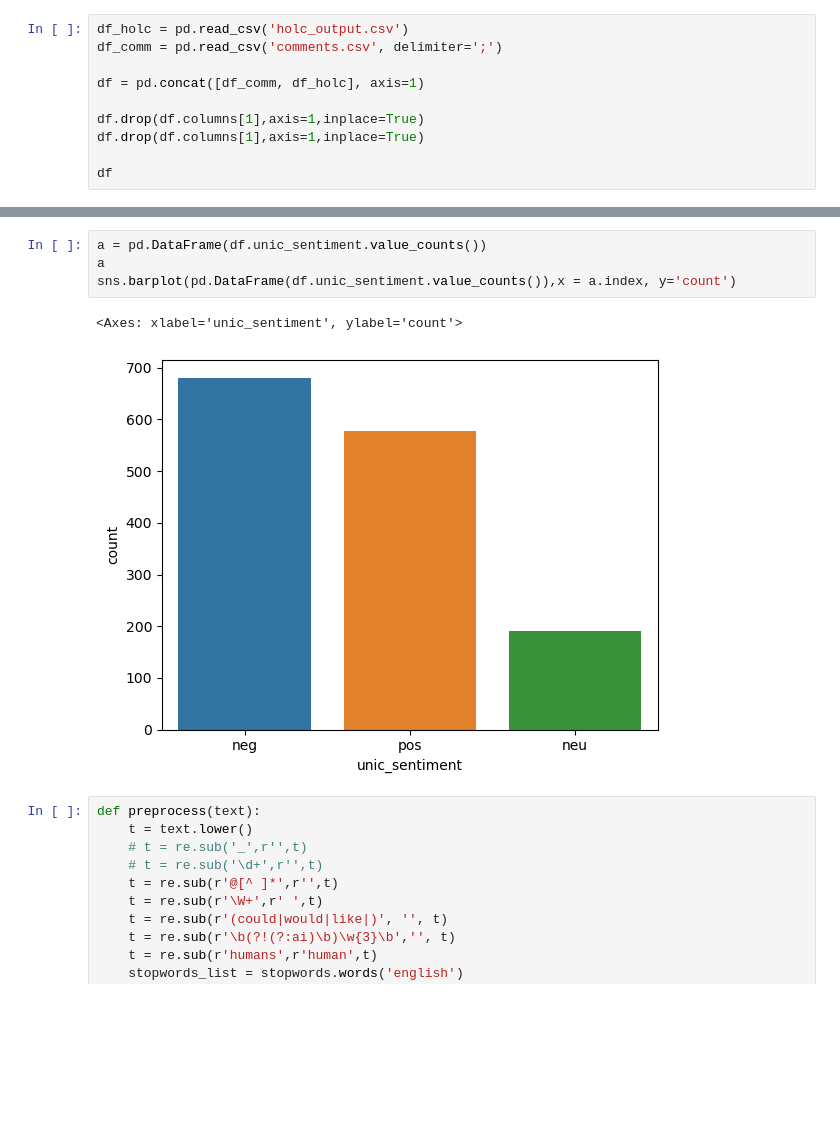
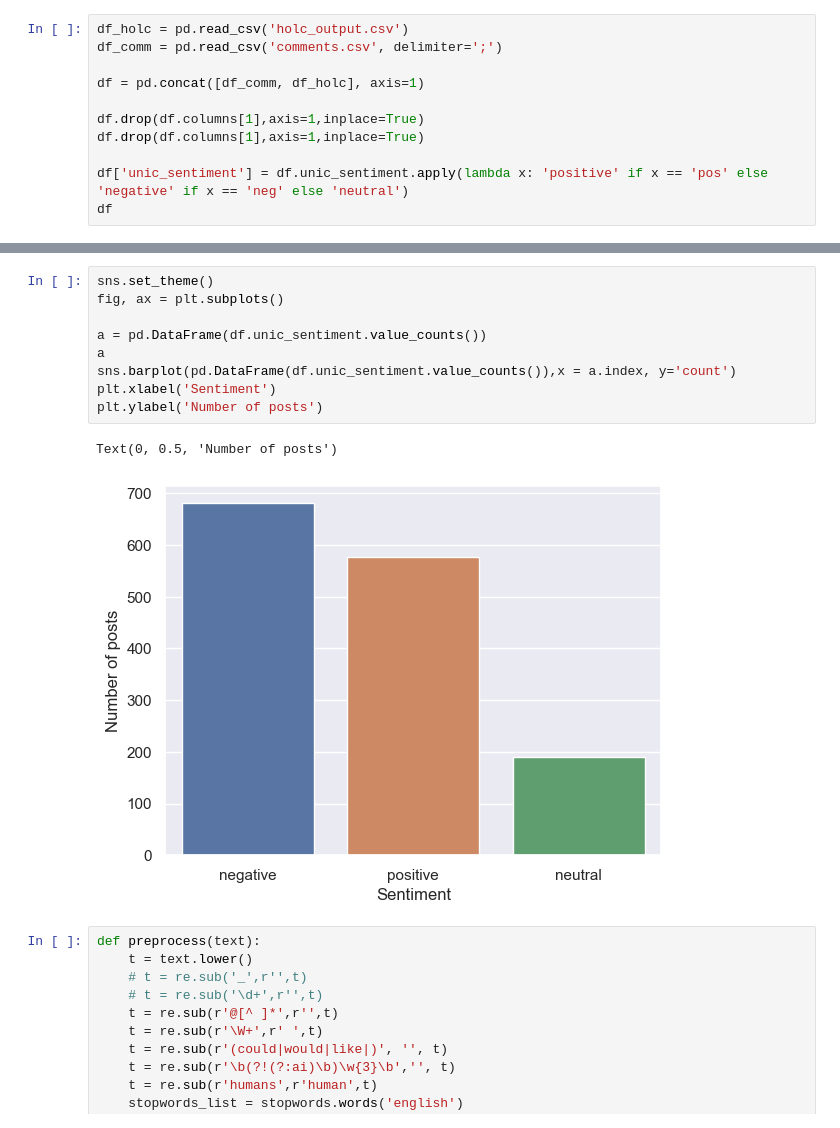
Before and after one commit to isevr/nytimes, a Jupyter notebook: final.ipynb, the cells around one changed output, grey strips where cells are left out. Drawn from its saved outputs; the diff is of its cells as text; blank space fills up the shorter version.

```diff
--- a/final.ipynb
+++ b/final.ipynb
@@ -26,6 +28,7 @@ df = pd.concat([df_comm, df_holc], axis=1)
 df.drop(df.columns[1],axis=1,inplace=True)
 df.drop(df.columns[1],axis=1,inplace=True)
 
+df['unic_sentiment'] = df.unic_sentiment.apply(lambda x: 'positive' if x == 'pos' else 'negative' if x == 'neg' else 'neutral')
 df
 # %% [output]
 |  | comment | unic_sentiment | unic_score |
@@ -43,11 +46,16 @@ df
 1448 rows × 3 columns
 # %%
+sns.set_theme()
+fig, ax = plt.subplots()
+
 a = pd.DataFrame(df.unic_sentiment.value_counts())
 a
 sns.barplot(pd.DataFrame(df.unic_sentiment.value_counts()),x = a.index, y='count')
+plt.xlabel('Sentiment')
+plt.ylabel('Number of posts')
 # %% [output]
-<Axes: xlabel='unic_sentiment', ylabel='count'>
+Text(0, 0.5, 'Number of posts')
-[figure, old version]
+[figure, new version]
 # %%
 def preprocess(text):
     t = text.lower()
```
Also changed, not shown: parts of 14 cells of this notebook, 9 other files.
